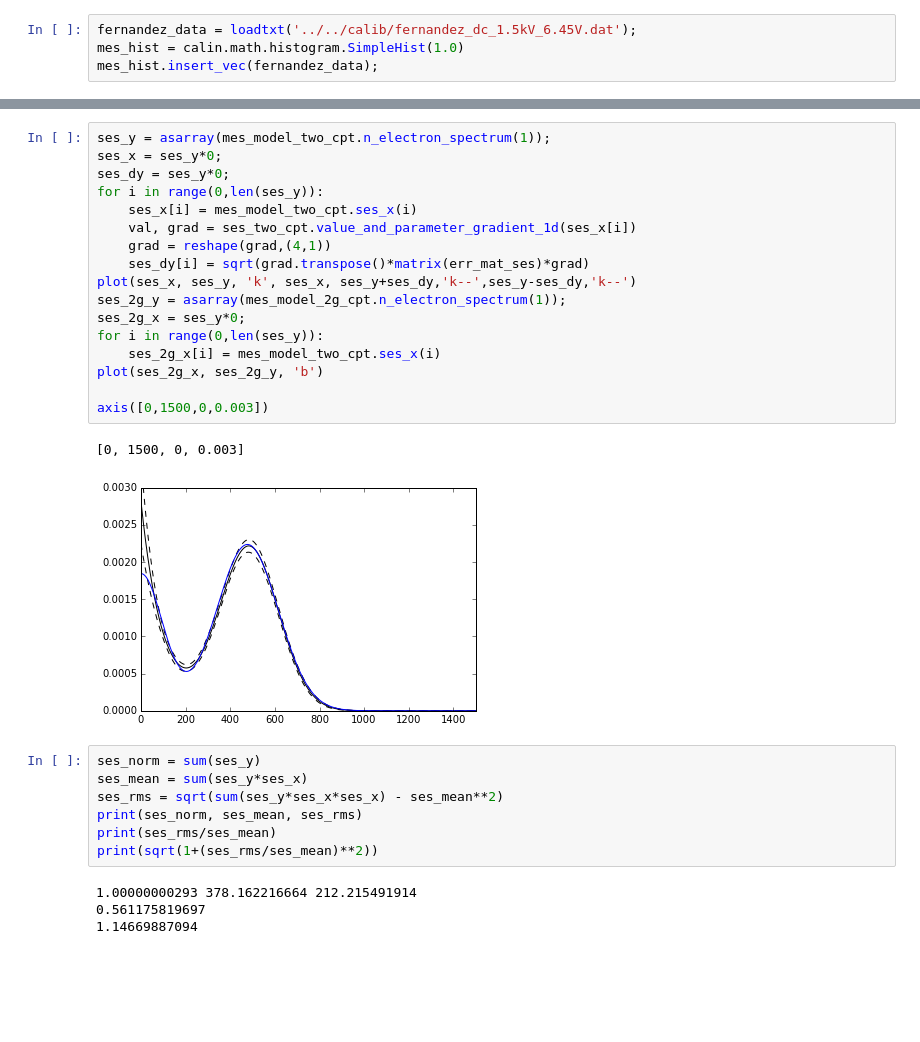
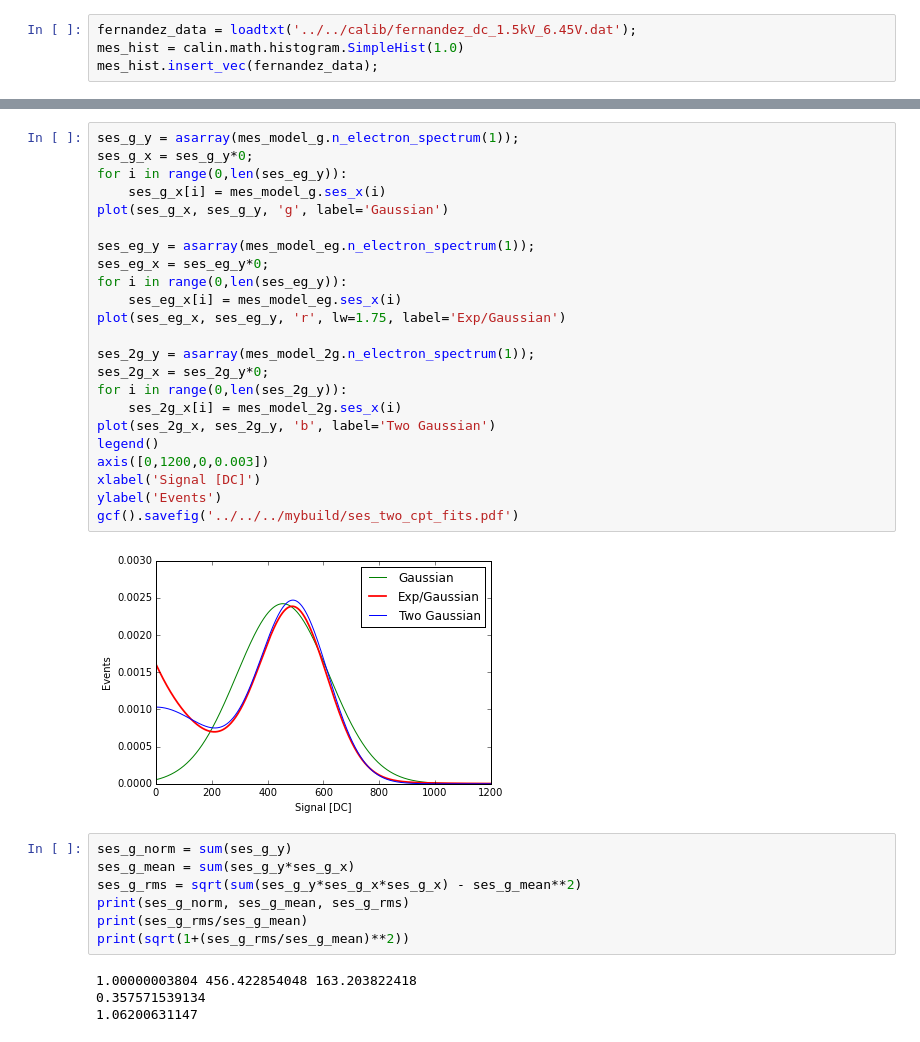
Before and after one commit to llr-cta/calin, a Jupyter notebook: unit_tests/python/notebooks/test two component SES model.ipynb, the cells around one changed output, grey strips where cells are left out. Drawn from its saved outputs; the diff is of its cells as text; blank space fills up the shorter version.

```diff
--- a/unit_tests/python/notebooks/test two component SES model.ipynb
+++ b/unit_tests/python/notebooks/test two component SES model.ipynb
@@ -120,31 +148,36 @@ print(err_mat_ses)
-# %%
-ses_y = asarray(mes_model_two_cpt.n_electron_spectrum(1));
-ses_x = ses_y*0;
-ses_dy = ses_y*0;
-for i in range(0,len(ses_y)):
-    ses_x[i] = mes_model_two_cpt.ses_x(i)
-    val, grad = ses_two_cpt.value_and_parameter_gradient_1d(ses_x[i])
-    grad = reshape(grad,(4,1))
-    ses_dy[i] = sqrt(grad.transpose()*matrix(err_mat_ses)*grad)
-plot(ses_x, ses_y, 'k', ses_x, ses_y+ses_dy,'k--',ses_y-ses_dy,'k--')
-ses_2g_y = asarray(mes_model_2g_cpt.n_electron_spectrum(1));
-ses_2g_x = ses_y*0;
-for i in range(0,len(ses_y)):
-    ses_2g_x[i] = mes_model_two_cpt.ses_x(i)
-plot(ses_2g_x, ses_2g_y, 'b')
-
-axis([0,1500,0,0.003])
-# %% [output]
-[0, 1500, 0, 0.003]
-[figure, removed]
-# %%
-ses_norm = sum(ses_y)
-ses_mean = sum(ses_y*ses_x)
-ses_rms = sqrt(sum(ses_y*ses_x*ses_x) - ses_mean**2)
-print(ses_norm, ses_mean, ses_rms)
-print(ses_rms/ses_mean)
-print(sqrt(1+(ses_rms/ses_mean)**2))
-# %% [output]
-1.00000000293 378.162216664 212.215491914
-0.561175819697
-1.14669887094
+# %%
+ses_g_y = asarray(mes_model_g.n_electron_spectrum(1));
+ses_g_x = ses_g_y*0;
+for i in range(0,len(ses_eg_y)):
+    ses_g_x[i] = mes_model_g.ses_x(i)
+plot(ses_g_x, ses_g_y, 'g', label='Gaussian')
+
+ses_eg_y = asarray(mes_model_eg.n_electron_spectrum(1));
+ses_eg_x = ses_eg_y*0;
+for i in range(0,len(ses_eg_y)):
+    ses_eg_x[i] = mes_model_eg.ses_x(i)
+plot(ses_eg_x, ses_eg_y, 'r', lw=1.75, label='Exp/Gaussian')
+
+ses_2g_y = asarray(mes_model_2g.n_electron_spectrum(1));
+ses_2g_x = ses_2g_y*0;
+for i in range(0,len(ses_2g_y)):
+    ses_2g_x[i] = mes_model_2g.ses_x(i)
+plot(ses_2g_x, ses_2g_y, 'b', label='Two Gaussian')
+legend()
+axis([0,1200,0,0.003])
+xlabel('Signal [DC]')
+ylabel('Events')
+gcf().savefig('../../../mybuild/ses_two_cpt_fits.pdf')
+# %% [output]
+[figure, added]
+# %%
+ses_g_norm = sum(ses_g_y)
+ses_g_mean = sum(ses_g_y*ses_g_x)
+ses_g_rms = sqrt(sum(ses_g_y*ses_g_x*ses_g_x) - ses_g_mean**2)
+print(ses_g_norm, ses_g_mean, ses_g_rms)
+print(ses_g_rms/ses_g_mean)
+print(sqrt(1+(ses_g_rms/ses_g_mean)**2))
+# %% [output]
+1.00000003804 456.422854048 163.203822418
+0.357571539134
+1.06200631147
```
Also changed, not shown: parts of 16 cells of this notebook.
